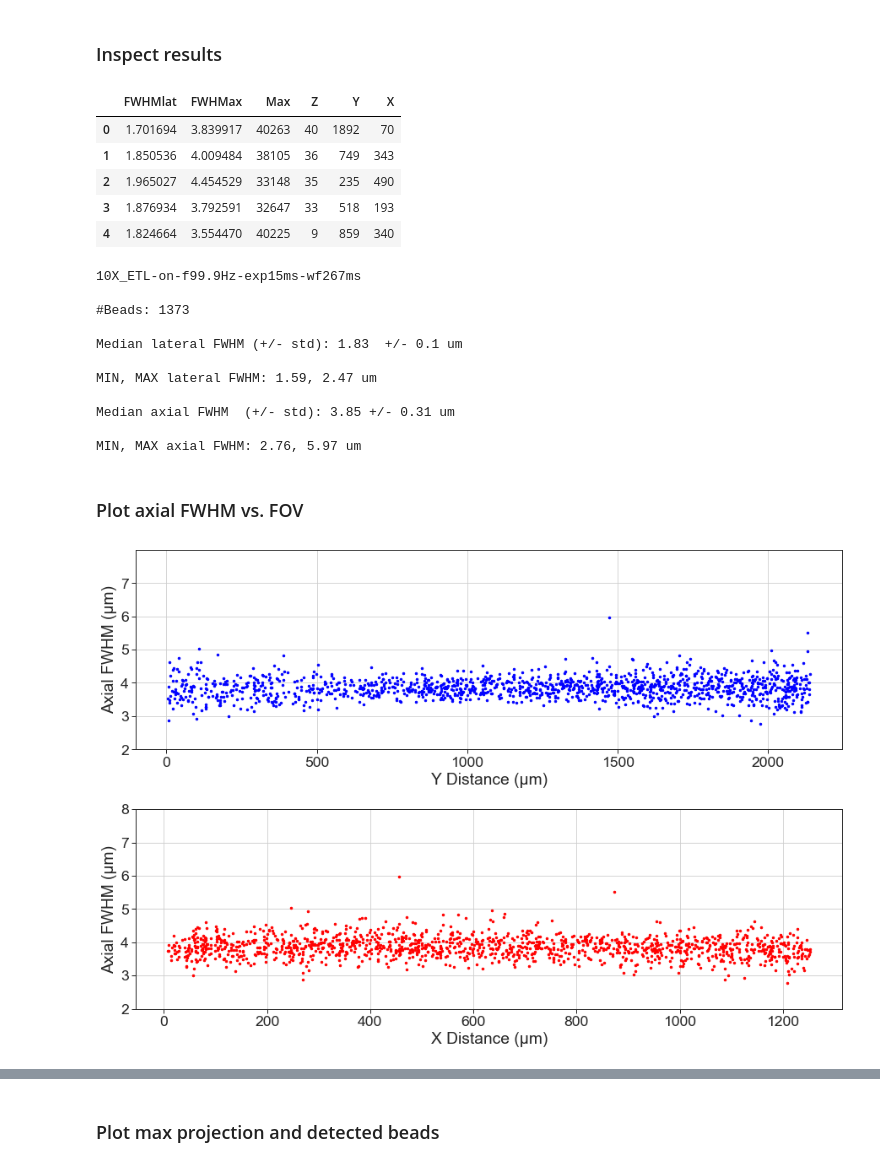
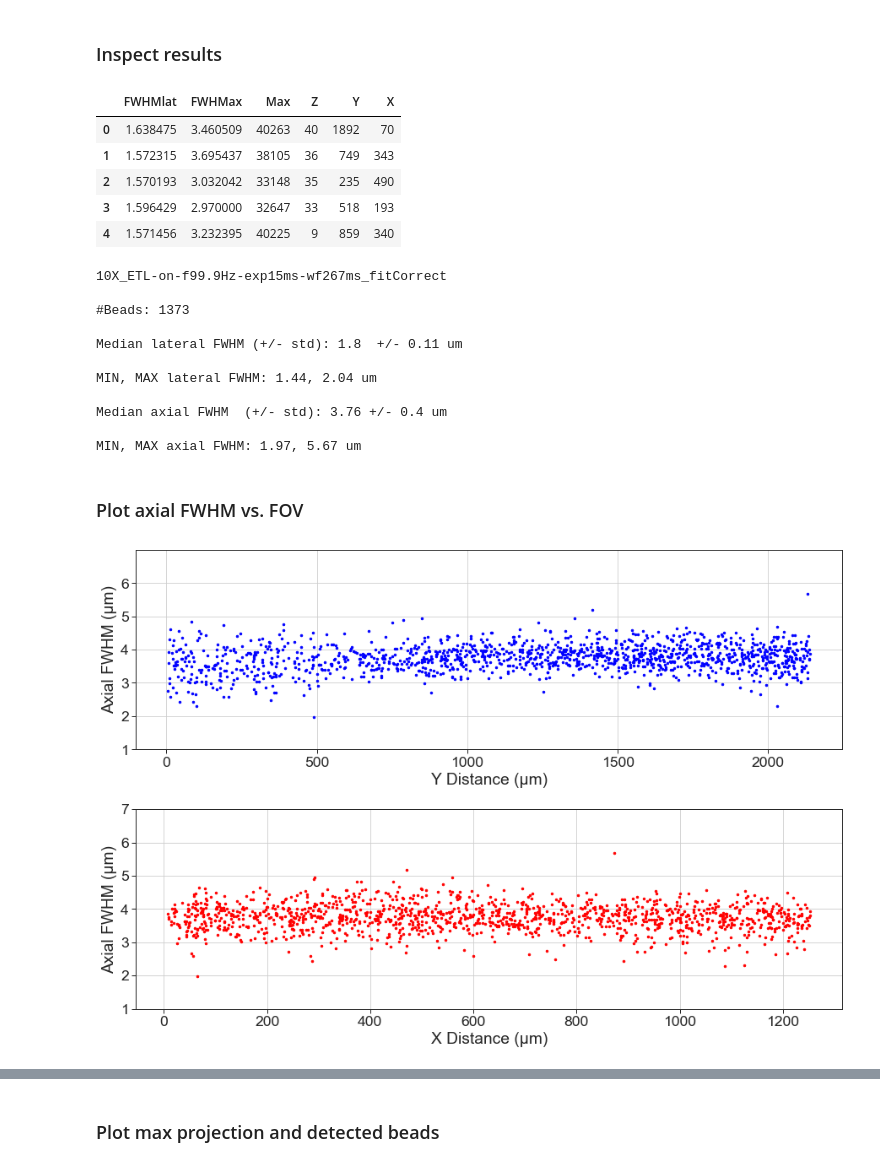
Before and after one commit to mesoSPIM/mesoSPIM-PSFanalysis, a Jupyter notebook: benchtop-MitutoyoBD-10X(TL-MT1).ipynb, the cells around one changed output, grey strips where cells are left out. Drawn from its saved outputs; the diff is of its cells as text; code cells hidden in the pictures.

Commit message:
PSF profile calc debugged, FWHM calculations accuracy improved

```diff
--- a/benchtop-MitutoyoBD-10X(TL-MT1).ipynb
+++ b/benchtop-MitutoyoBD-10X(TL-MT1).ipynb
@@ -63,12 +63,12 @@ freq_Hz = 99.9
 exp_ms = 15
 wf_ms = 267
 ETL = 'on'
-experiment_key = f"{MAG}X_ETL-{ETL}-f{freq_Hz}Hz-exp{exp_ms}ms-wf{wf_ms}ms"
+experiment_key = f"{MAG}X_ETL-{ETL}-f{freq_Hz}Hz-exp{exp_ms}ms-wf{wf_ms}ms_fitCorrect"
 datafiles = {
     #"10X_ETL-on-f99.9Hz-exp20ms-wf267ms": datafolder + f"etl-on-exp20ms-rep.tif",
-    "10X_ETL-on-f99.9Hz-exp20ms-wf267ms": datafolder + f"etl-on-exp20-ms.tif",
-    "10X_ETL-on-f99.9Hz-exp15ms-wf267ms": datafolder + f"etl-on-exp15ms.tif",
-    "10X_ETL-on-f99.9Hz-exp10ms-wf267ms": datafolder + f"etl-on-exp10ms.tif",
+    "10X_ETL-on-f99.9Hz-exp20ms-wf267ms_fitCorrect": datafolder + f"etl-on-exp20-ms.tif",
+    "10X_ETL-on-f99.9Hz-exp15ms-wf267ms_fitCorrect": datafolder + f"etl-on-exp15ms.tif",
+    "10X_ETL-on-f99.9Hz-exp10ms-wf267ms_fitCorrect": datafolder + f"etl-on-exp10ms.tif",
 }
 experiment_key
 # %% [output]
@@ -119,11 +119,11 @@ PSF = PSF.join(centers)
 PSF.head()
 # %% [output]
 |  | FWHMlat | FWHMax | Max | Z | Y | X |
-| 0 | 1.701694 | 3.839917 | 40263 | 40 | 1892 | 70 |
-| 1 | 1.850536 | 4.009484 | 38105 | 36 | 749 | 343 |
-| 2 | 1.965027 | 4.454529 | 33148 | 35 | 235 | 490 |
-| 3 | 1.876934 | 3.792591 | 32647 | 33 | 518 | 193 |
-| 4 | 1.824664 | 3.554470 | 40225 | 9 | 859 | 340 |
+| 0 | 1.638475 | 3.460509 | 40263 | 40 | 1892 | 70 |
+| 1 | 1.572315 | 3.695437 | 38105 | 36 | 749 | 343 |
+| 2 | 1.570193 | 3.032042 | 33148 | 35 | 235 | 490 |
+| 3 | 1.596429 | 2.970000 | 32647 | 33 | 518 | 193 |
+| 4 | 1.571456 | 3.232395 | 40225 | 9 | 859 | 340 |
 # %%
 with open(datafolder + '/bead-stats.txt', 'w') as f:
     s = f"""{experiment_key}
@@ -135,42 +135,42 @@ with open(datafolder + '/bead-stats.txt', 'w') as f:
     """
     print(s); f.write(s)
 # %% [output]
-10X_ETL-on-f99.9Hz-exp15ms-wf267ms
+10X_ETL-on-f99.9Hz-exp15ms-wf267ms_fitCorrect
 
 #Beads: 1373
 
-Median lateral FWHM (+/- std): 1.83  +/- 0.1 um
+Median lateral FWHM (+/- std): 1.8  +/- 0.11 um
 
-MIN, MAX lateral FWHM: 1.59, 2.47 um
+MIN, MAX lateral FWHM: 1.44, 2.04 um
 
-Median axial FWHM  (+/- std): 3.85 +/- 0.31 um
+Median axial FWHM  (+/- std): 3.76 +/- 0.4 um
 
-MIN, MAX axial FWHM: 2.76, 5.97 um
+MIN, MAX axial FWHM: 1.97, 5.67 um
 # %% [markdown]
 ### Plot axial FWHM vs. FOV
 # %%
 %matplotlib inline
-YMIN, YMAX = 2, 8
+YMIN, YMAX = 1, 7
 fig = plt.figure(figsize=(15,10));
 
 subfigure0 = fig.add_subplot(211)
 subfigure0.plot(np.multiply(PSF['Y'].tolist(),UmPerPxLat),PSF['FWHMax'].tolist(),'.b',ms=5)
 subfigure0.set_ylim([YMIN,YMAX])
 subfigure0.set_yticks(range(YMIN, YMAX))
 subfigure0.set_xlabel('Y Distance (μm)')
 subfigure0.set_ylabel('Axial FWHM (μm)')
 subfigure0.grid()
 
 subfigure1 = fig.add_subplot(212)
 subfigure1.plot(np.multiply(PSF['X'].tolist(),UmPerPxLat),PSF['FWHMax'].tolist(),'.r',ms=5)
 subfigure1.set_ylim([YMIN,YMAX])
 subfigure1.set_xlabel('X Distance (μm)')
 subfigure1.set_ylabel('Axial FWHM (μm)')
 subfigure1.grid()
 
 plt.subplots_adjust(hspace = 0.3)
 # %% [output]
-[figure, old version]
+[figure, new version]
 # %%
 fig.savefig(datafolder + f'/{experiment_key}-axialFWHM-along-axes.svg', facecolor=fig.get_facecolor(), edgecolor='none',dpi=200)
 fig.savefig(datafolder + f'/{experiment_key}-axialFWHM-along-axes.png', facecolor=fig.get_facecolor(), edgecolor='none',dpi=200)
```
Also changed, not shown: parts of 10 cells of this notebook, 3 other files.
